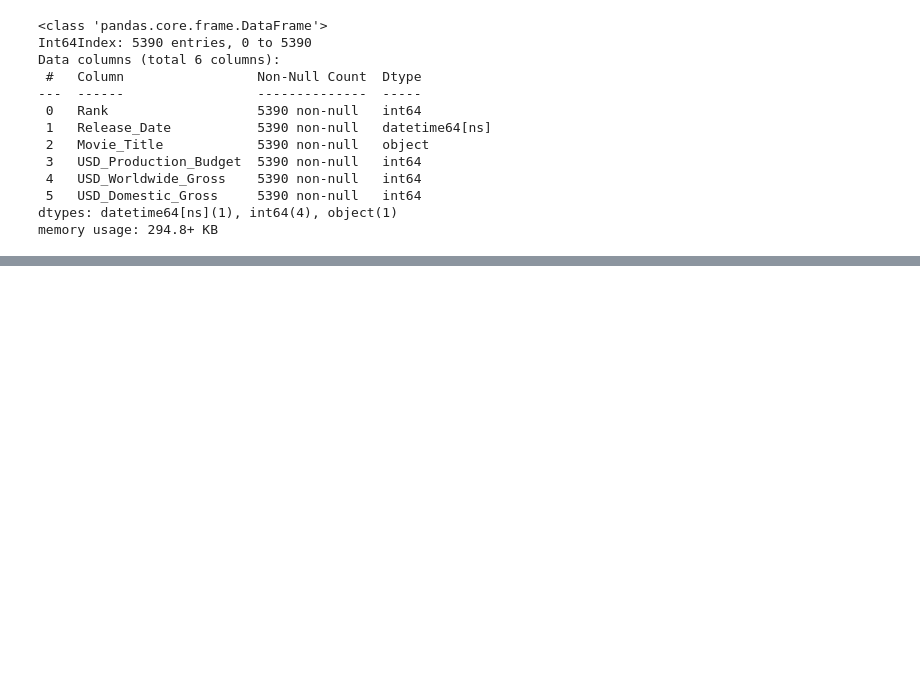
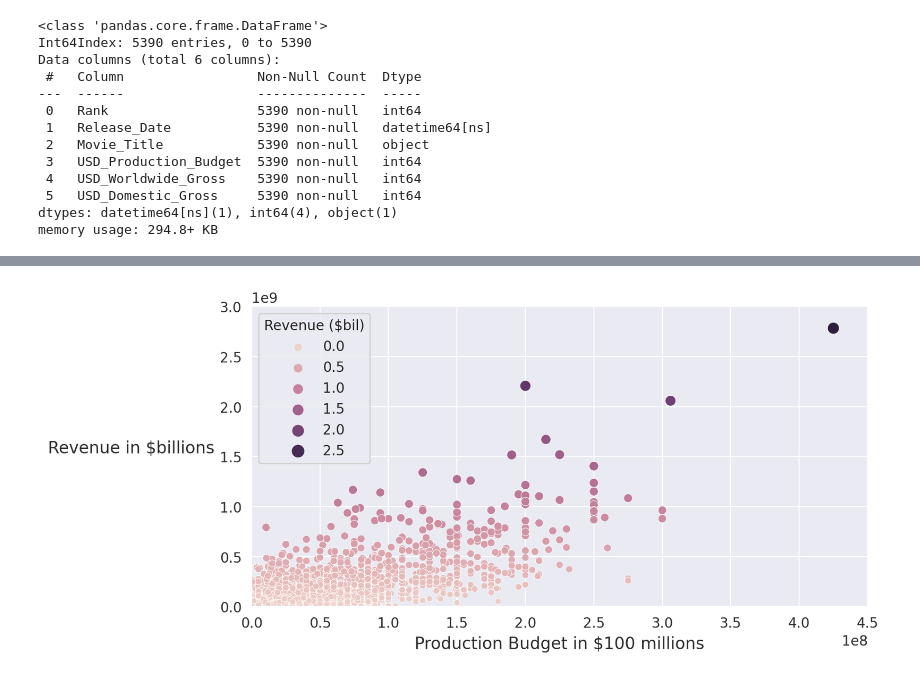
Before and after one commit to Chau-Ngoc/analyze-movie-revenue, a Jupyter notebook: analyze-movie-revenue.ipynb, the cells around one changed output, grey strips where cells are left out. Cells and saved outputs as stored; diff of their text form; code cells hidden in the pictures; blank space fills up the shorter version.

Commit message:
Added scatter plot and plot regression line

```diff
--- a/analyze-movie-revenue.ipynb
+++ b/analyze-movie-revenue.ipynb
@@ -145,0 +240,3 @@ df.sample(n=20)
+# %%
+df_future_releases = df[df['Release_Date'] >= pd.Timestamp('2018-5-1')]
+df_future_releases
@@ -145,0 +254,3 @@ df.sample(n=20)
+# %%
+df_clean = df.drop(index=df_future_releases.index)
+len(df_clean)
@@ -145,0 +282,20 @@ df.sample(n=20)
+# %%
+fig = plt.figure(figsize=(8, 4), dpi=200)
+
+with sns.axes_style('darkgrid'):
+    ax = sns.scatterplot(data=df_clean,
+                         x='USD_Production_Budget',
+                         y='USD_Worldwide_Gross',
+                         hue='USD_Worldwide_Gross',
+                         size='USD_Worldwide_Gross')
+
+    ax.set_ylabel('Revenue in $billions', rotation='horizontal',
+                  ha='right', fontsize=12)
+    ax.set_xlabel('Production Budget in $100 millions', fontsize=12)
+    ax.set_ylim(0, 3_000_000_000)
+    ax.set_xlim(0, 450_000_000)
+    ax.legend(title='Revenue ($bil)')
+
+plt.show()
+# %% [output]
+[figure, added]
```
Also changed, not shown: parts of 46 cells of this notebook.
